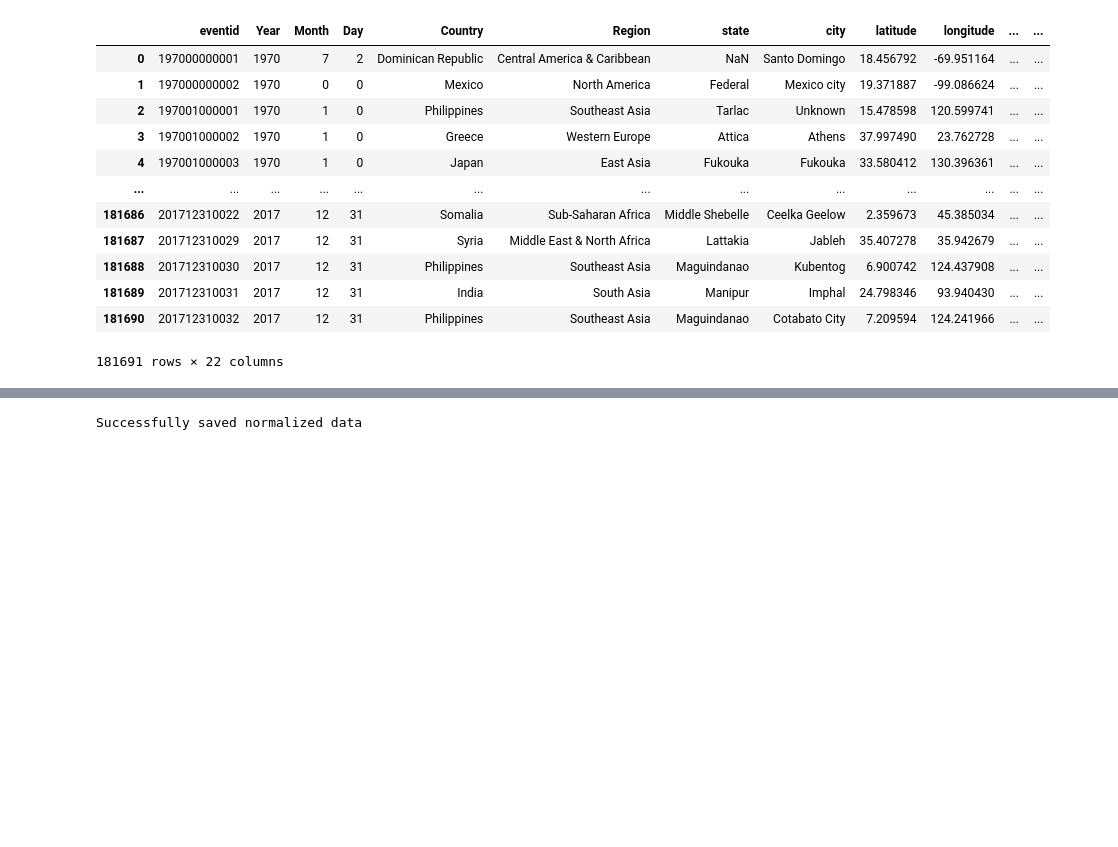
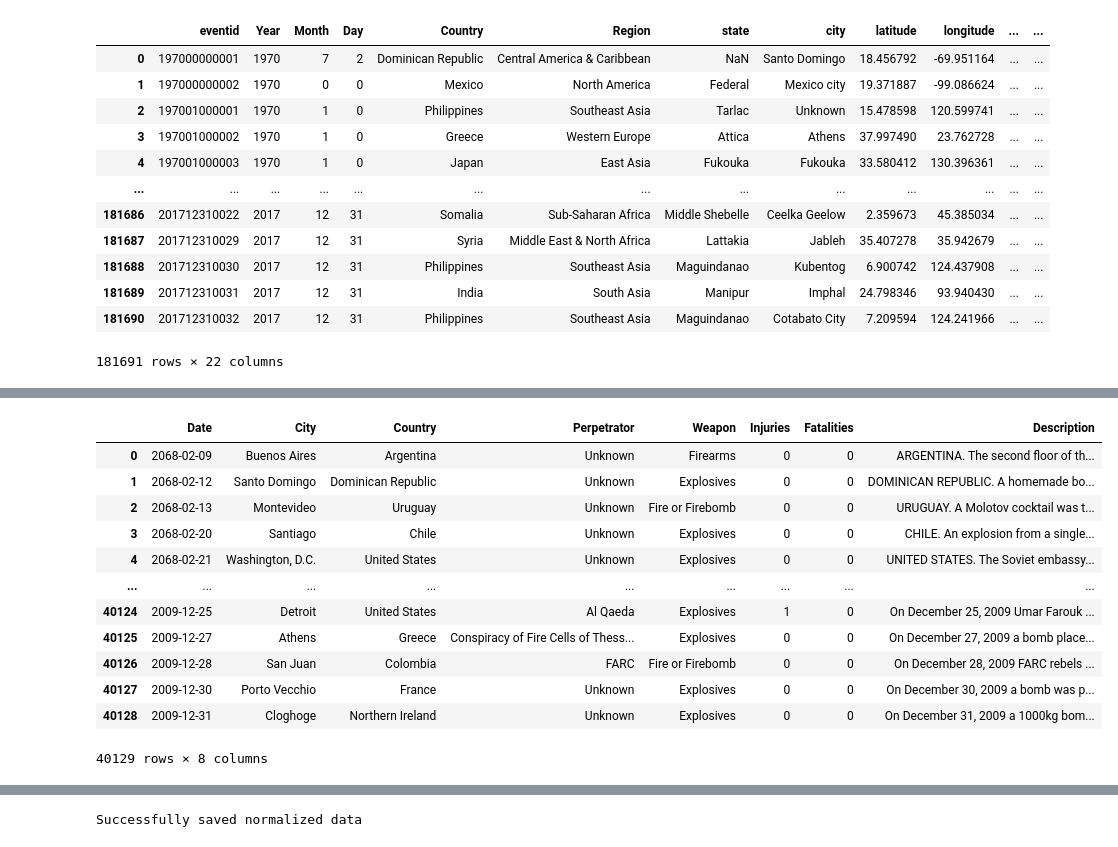
Before and after one commit to yoni97/analysis_global_terrorism, a Jupyter notebook: pandas_analytics/analystics.ipynb, the cells around one changed output, grey strips where cells are left out. Drawn from its saved outputs; the diff is of its cells as text; code cells hidden in the pictures; blank space fills up the shorter version.

```diff
--- a/pandas_analytics/analystics.ipynb
+++ b/pandas_analytics/analystics.ipynb
@@ -183,0 +174,18 @@ df
+# %%
+data['Date'] = pd.to_datetime(data['Date'], format='%d-%b-%y', errors='coerce')
+# print(data[data['Date'].isna()])
+data
+# %% [output]
+|  | Date | City | Country | Perpetrator | Weapon | Injuries | Fatalities | Description |
+| 0 | 2068-02-09 | Buenos Aires | Argentina | Unknown | Firearms | 0 | 0 | ARGENTINA. The second floor of th... |
+| 1 | 2068-02-12 | Santo Domingo | Dominican Republic | Unknown | Explosives | 0 | 0 | DOMINICAN REPUBLIC. A homemade bo... |
+| 2 | 2068-02-13 | Montevideo | Uruguay | Unknown | Fire or Firebomb | 0 | 0 | URUGUAY. A Molotov cocktail was t... |
+| 3 | 2068-02-20 | Santiago | Chile | Unknown | Explosives | 0 | 0 | CHILE. An explosion from a single... |
+| 4 | 2068-02-21 | Washington, D.C. | United States | Unknown | Explosives | 0 | 0 | UNITED STATES. The Soviet embassy... |
+| ... | ... | ... | ... | ... | ... | ... | ... | ... |
+| 40124 | 2009-12-25 | Detroit | United States | Al Qaeda | Explosives | 1 | 0 | On December 25, 2009 Umar Farouk ... |
+| 40125 | 2009-12-27 | Athens | Greece | Conspiracy of Fire Cells of Thess... | Explosives | 0 | 0 | On December 27, 2009 a bomb place... |
+| 40126 | 2009-12-28 | San Juan | Colombia | FARC | Fire or Firebomb | 0 | 0 | On December 28, 2009 FARC rebels ... |
+| 40127 | 2009-12-30 | Porto Vecchio | France | Unknown | Explosives | 0 | 0 | On December 30, 2009 a bomb was p... |
+| 40128 | 2009-12-31 | Cloghoge | Northern Ireland | Unknown | Explosives | 0 | 0 | On December 31, 2009 a 1000kg bom... |
+40129 rows × 8 columns
```
Also changed, not shown: parts of 9 cells of this notebook.
